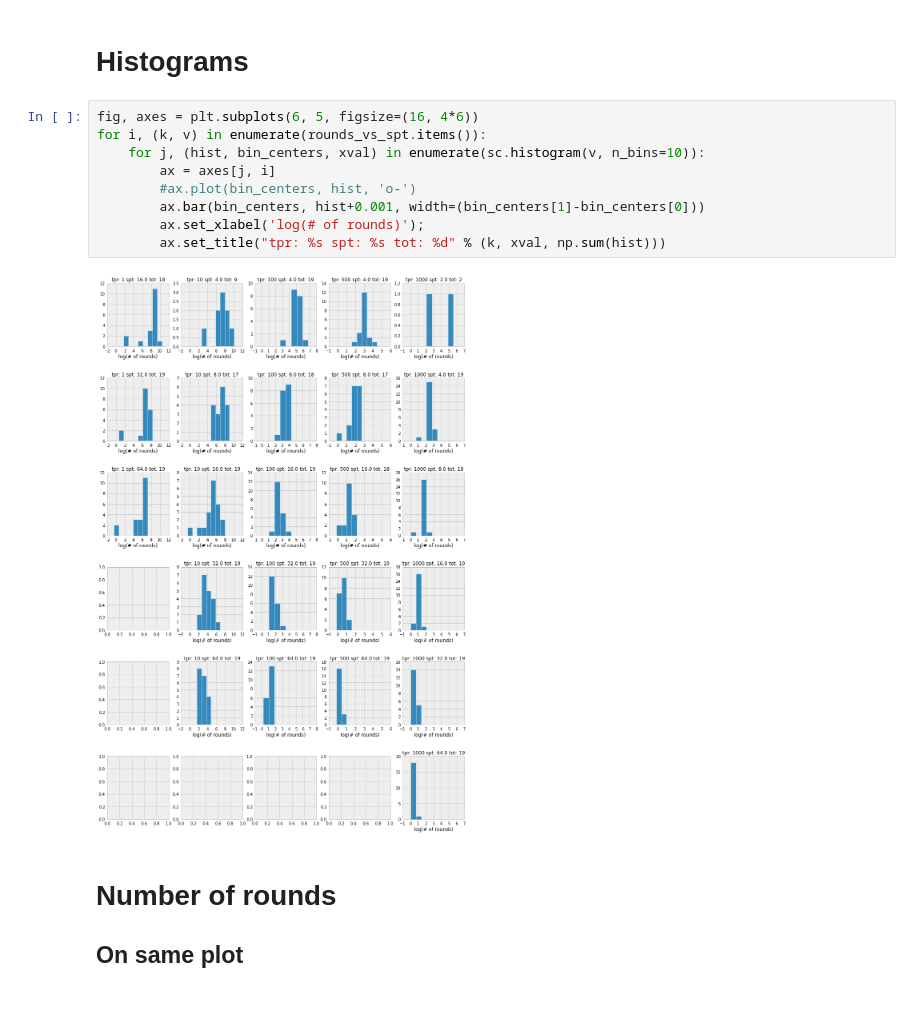
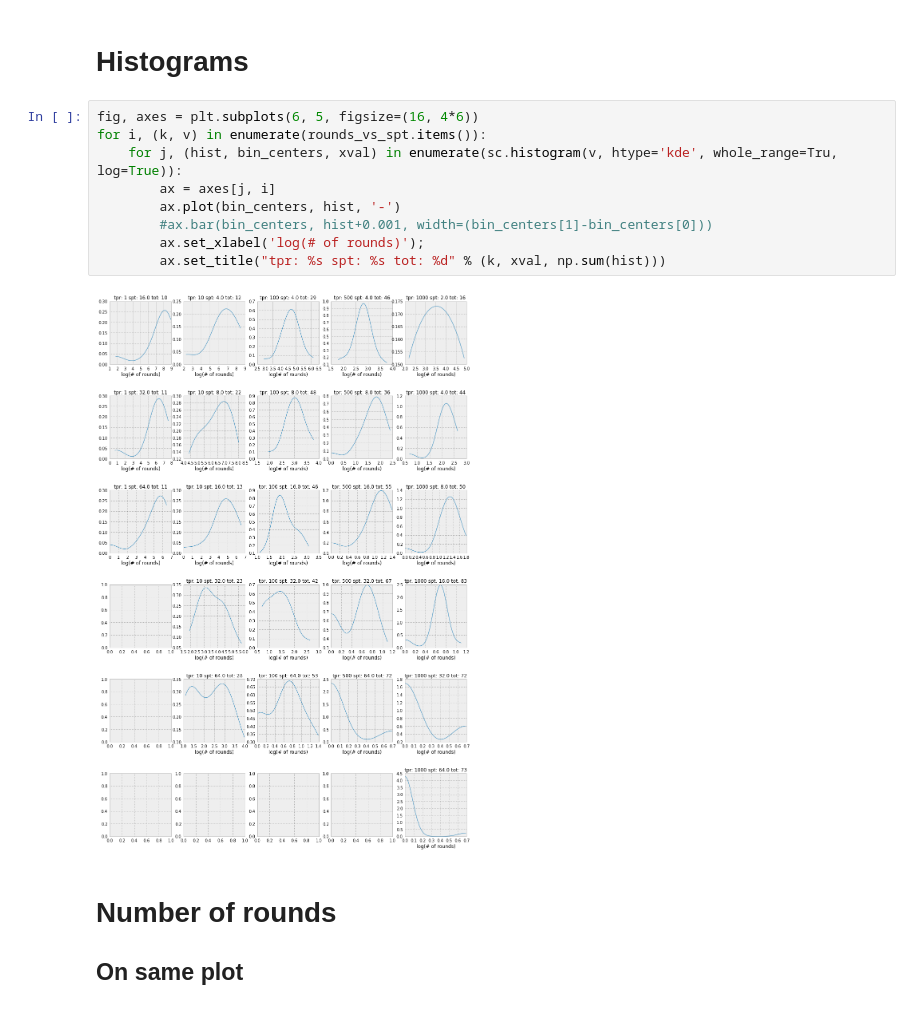
Before and after one commit to mpharrigan/quant-accel, a Jupyter notebook: ipython/tmat3.ipynb, the cells around one changed output. Saved outputs shown, nothing was run; the diff lists cells and outputs as text.

```diff
--- a/ipython/tmat3.ipynb
+++ b/ipython/tmat3.ipynb
@@ -65,14 +65,14 @@ rounds_vs_spt = tmat.plot_vs('pop', 'rounds', xaxis='n_spt', label='n_tpr')
 # %%
 fig, axes = plt.subplots(6, 5, figsize=(16, 4*6))
 for i, (k, v) in enumerate(rounds_vs_spt.items()):
-    for j, (hist, bin_centers, xval) in enumerate(sc.histogram(v, n_bins=10)):
+    for j, (hist, bin_centers, xval) in enumerate(sc.histogram(v, htype='kde', whole_range=Tru, log=True)):
         ax = axes[j, i]
-        #ax.plot(bin_centers, hist, 'o-')
-        ax.bar(bin_centers, hist+0.001, width=(bin_centers[1]-bin_centers[0]))
+        ax.plot(bin_centers, hist, '-')
+        #ax.bar(bin_centers, hist+0.001, width=(bin_centers[1]-bin_centers[0]))
         ax.set_xlabel('log(# of rounds)');
         ax.set_title("tpr: %s spt: %s tot: %d" % (k, xval, np.sum(hist)))
 # %% [output]
-[figure, old version]
+[figure, new version]
 # %% [markdown]
 # Number of rounds
 ## On same plot
```
Also changed, not shown: 2 other files.
